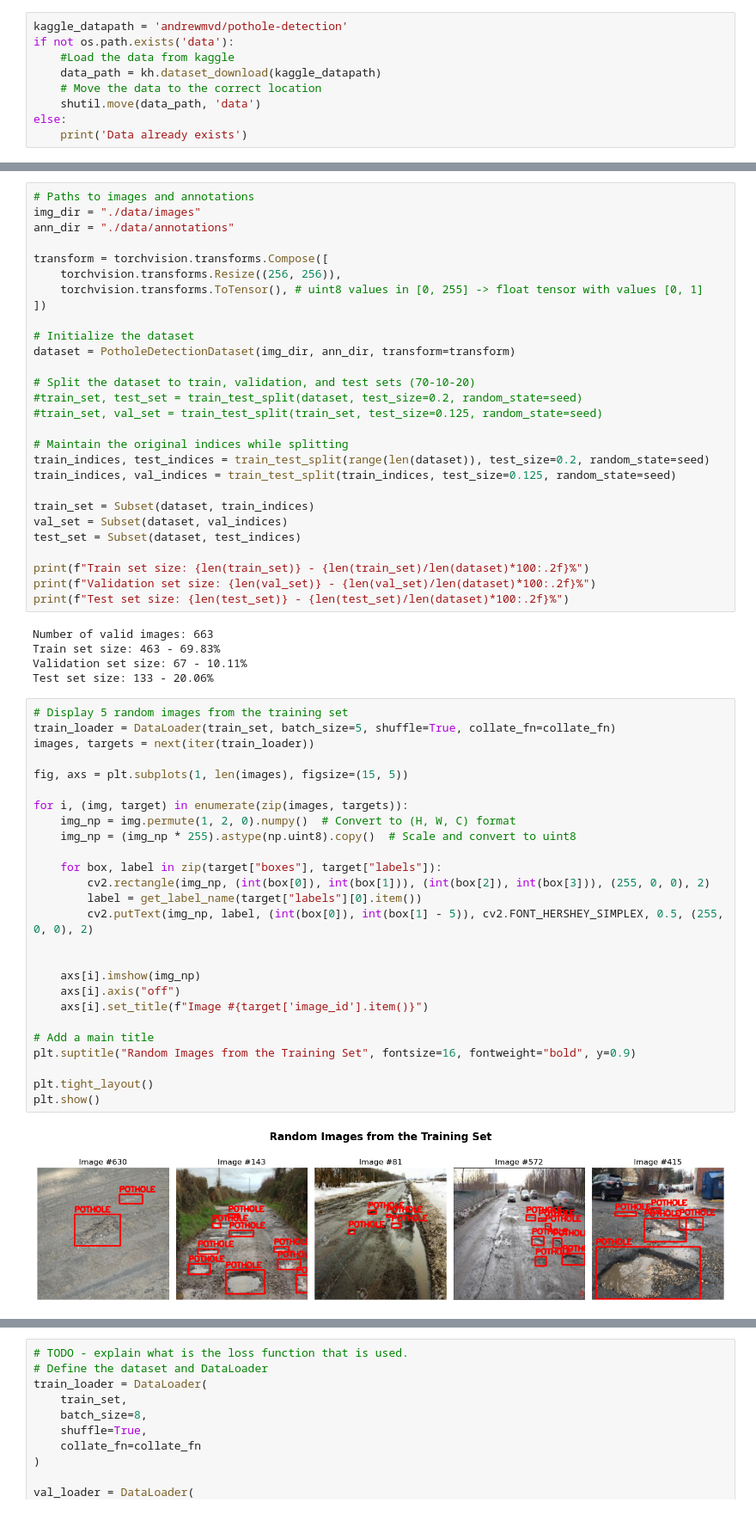
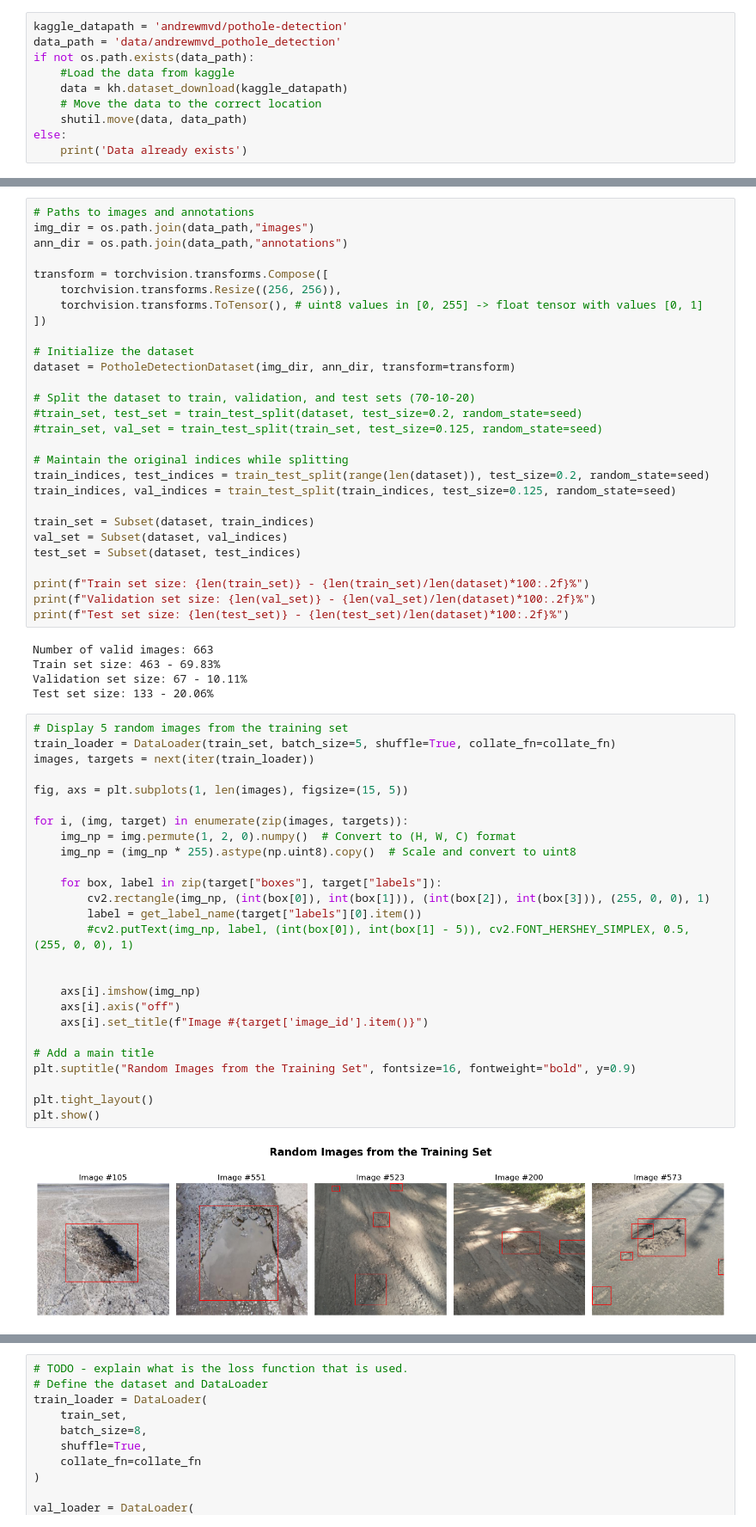
Before and after one commit to Itai-b/046211-Deep-Learning, a Jupyter notebook: project.ipynb, the cells around one changed output, grey strips where cells are left out. Shown at 86% size. Cells and saved outputs as stored; diff of their text form.

```diff
--- a/project.ipynb
+++ b/project.ipynb
@@ -67,10 +72,11 @@ Current device: NVIDIA GeForce RTX 3090
 # %%
 kaggle_datapath = 'andrewmvd/pothole-detection'
-if not os.path.exists('data'):
+data_path = 'data/andrewmvd_pothole_detection'
+if not os.path.exists(data_path):
     #Load the data from kaggle
-    data_path = kh.dataset_download(kaggle_datapath)
+    data = kh.dataset_download(kaggle_datapath)
     # Move the data to the correct location
-    shutil.move(data_path, 'data')
+    shutil.move(data, data_path)
 else:
     print('Data already exists')
 # %% [output]
@@ -217,8 +224,8 @@ def collate_fn(batch):
     return tuple(zip(*batch))
 # %%
 # Paths to images and annotations
-img_dir = "./data/images"
-ann_dir = "./data/annotations"
+img_dir = os.path.join(data_path,"images")
+ann_dir = os.path.join(data_path,"annotations")
 
 transform = torchvision.transforms.Compose([
     torchvision.transforms.Resize((256, 256)),
@@ -251,28 +258,28 @@ Test set size: 133 - 20.06%
 # %%
 # Display 5 random images from the training set
 train_loader = DataLoader(train_set, batch_size=5, shuffle=True, collate_fn=collate_fn)
 images, targets = next(iter(train_loader))
 
 fig, axs = plt.subplots(1, len(images), figsize=(15, 5))
 
 for i, (img, target) in enumerate(zip(images, targets)):
     img_np = img.permute(1, 2, 0).numpy()  # Convert to (H, W, C) format
     img_np = (img_np * 255).astype(np.uint8).copy()  # Scale and convert to uint8
 
     for box, label in zip(target["boxes"], target["labels"]):
-        cv2.rectangle(img_np, (int(box[0]), int(box[1])), (int(box[2]), int(box[3])), (255, 0, 0), 2)
+        cv2.rectangle(img_np, (int(box[0]), int(box[1])), (int(box[2]), int(box[3])), (255, 0, 0), 1)
         label = get_label_name(target["labels"][0].item())
-        cv2.putText(img_np, label, (int(box[0]), int(box[1] - 5)), cv2.FONT_HERSHEY_SIMPLEX, 0.5, (255, 0, 0), 2)
+        #cv2.putText(img_np, label, (int(box[0]), int(box[1] - 5)), cv2.FONT_HERSHEY_SIMPLEX, 0.5, (255, 0, 0), 1)
 
 
     axs[i].imshow(img_np)
     axs[i].axis("off")
     axs[i].set_title(f"Image #{target['image_id'].item()}")
 
 # Add a main title
 plt.suptitle("Random Images from the Training Set", fontsize=16, fontweight="bold", y=0.9)
 
 plt.tight_layout()
 plt.show()
 # %% [output]
-[figure, old version]
+[figure, new version]
```
Also changed, not shown: parts of 19 cells of this notebook.
